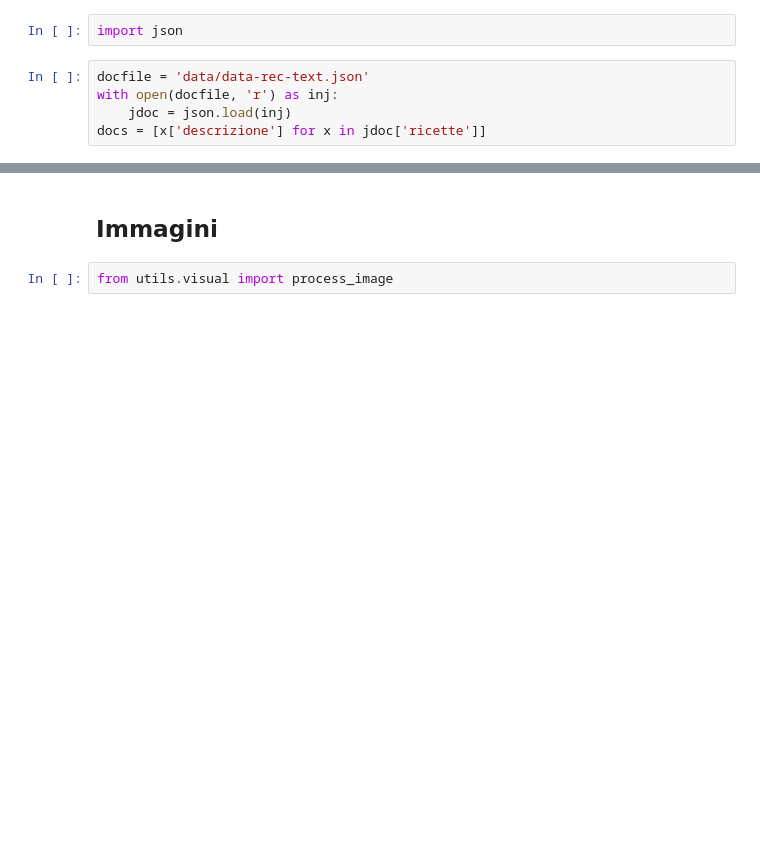
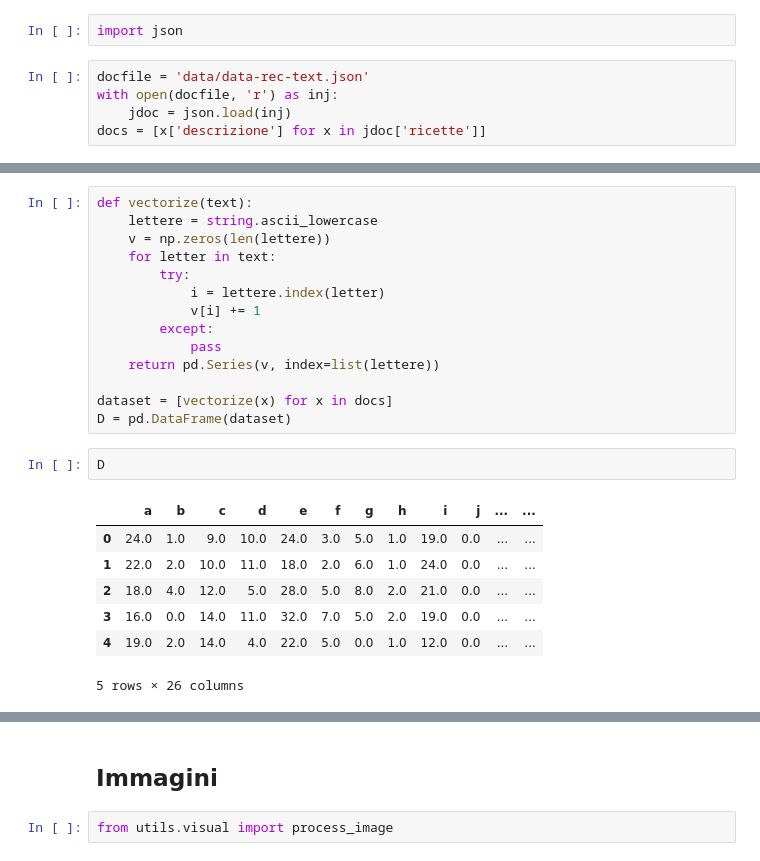
Before and after one commit to afflint/tdl, a Jupyter notebook: 2024-25/dati.ipynb, the cells around one changed output, grey strips where cells are left out. Cells and saved outputs as stored; diff of their text form; blank space fills up the shorter version.

```diff
--- a/2024-25/dati.ipynb
+++ b/2024-25/dati.ipynb
@@ -131,0 +218,24 @@ for i, doc in enumerate(docs):
+# %%
+def vectorize(text):
+    lettere = string.ascii_lowercase
+    v = np.zeros(len(lettere))
+    for letter in text:
+        try:
+            i = lettere.index(letter)
+            v[i] += 1
+        except:
+            pass
+    return pd.Series(v, index=list(lettere))
+
+dataset = [vectorize(x) for x in docs]
+D = pd.DataFrame(dataset)
+# %%
+D
+# %% [output]
+|  | a | b | c | d | e | f | g | h | i | j | ... | ... |
+| 0 | 24.0 | 1.0 | 9.0 | 10.0 | 24.0 | 3.0 | 5.0 | 1.0 | 19.0 | 0.0 | ... | ... |
+| 1 | 22.0 | 2.0 | 10.0 | 11.0 | 18.0 | 2.0 | 6.0 | 1.0 | 24.0 | 0.0 | ... | ... |
+| 2 | 18.0 | 4.0 | 12.0 | 5.0 | 28.0 | 5.0 | 8.0 | 2.0 | 21.0 | 0.0 | ... | ... |
+| 3 | 16.0 | 0.0 | 14.0 | 11.0 | 32.0 | 7.0 | 5.0 | 2.0 | 19.0 | 0.0 | ... | ... |
+| 4 | 19.0 | 2.0 | 14.0 | 4.0 | 22.0 | 5.0 | 0.0 | 1.0 | 12.0 | 0.0 | ... | ... |
+5 rows × 26 columns
```
Also changed, not shown: parts of 9 cells of this notebook, 5 other files.
